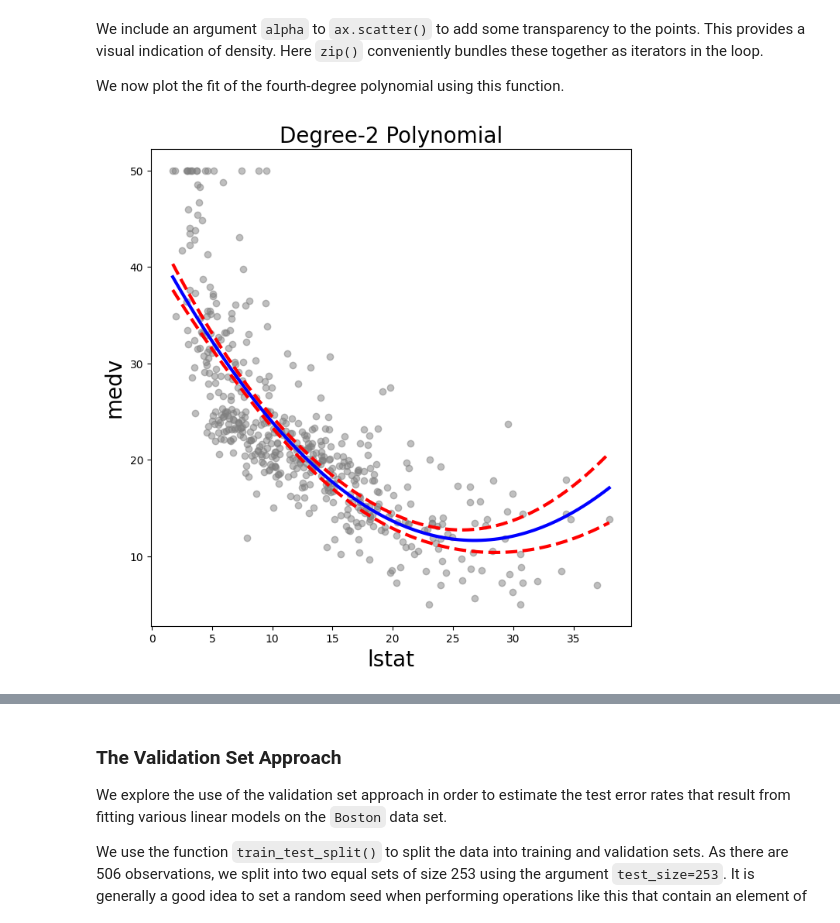
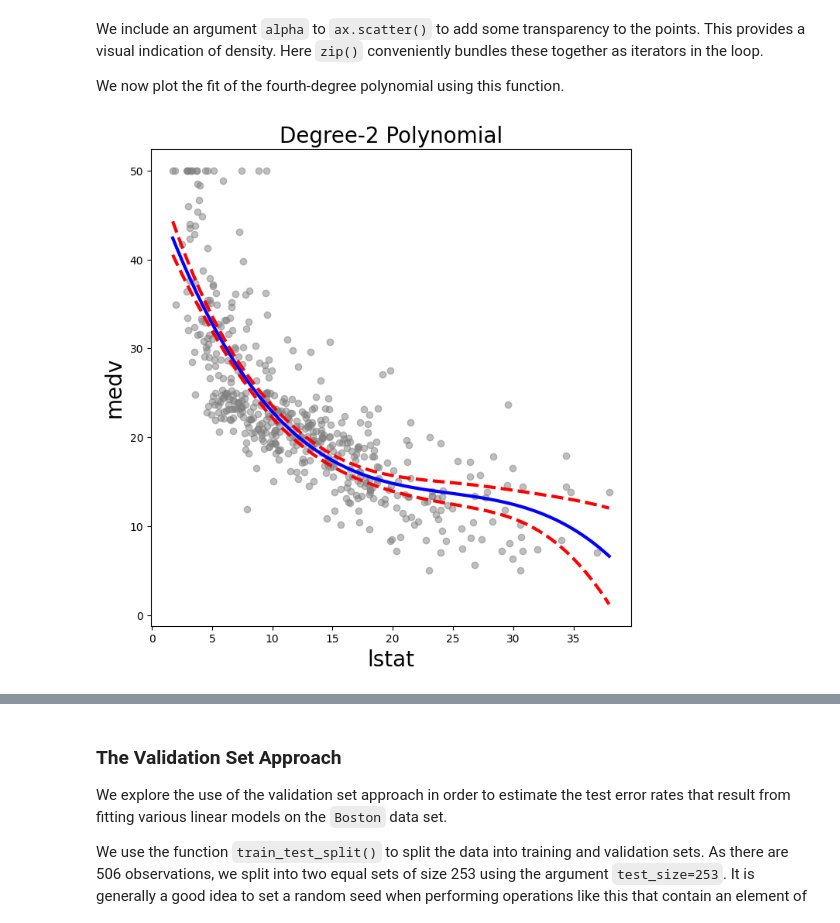
Before and after one commit to oreomcflurryyy/data-analysis, a Jupyter notebook: boston_housing_notebook.ipynb, the cells around one changed output, grey strips where cells are left out. Saved outputs shown, nothing was run; the diff lists cells and outputs as text; code cells hidden in the pictures.

```diff
--- a/boston_housing_notebook.ipynb
+++ b/boston_housing_notebook.ipynb
@@ -274,7 +316,7 @@ We now plot the fit of the fourth-degree polynomial using this
 function.
 # %%
 plot_medv_fit(lstat_df=lstat_df,
-              basis=X,
+              basis=MS([poly('lstat', degree=3)]).fit(Boston),
               title='Degree-2 Polynomial');
 # %% [output]
-[figure, old version]
+[figure, new version]
```
Also changed, not shown: parts of 19 cells of this notebook.
